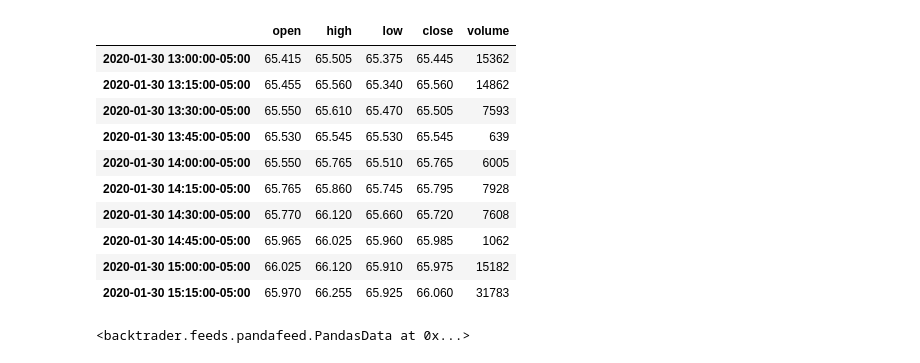
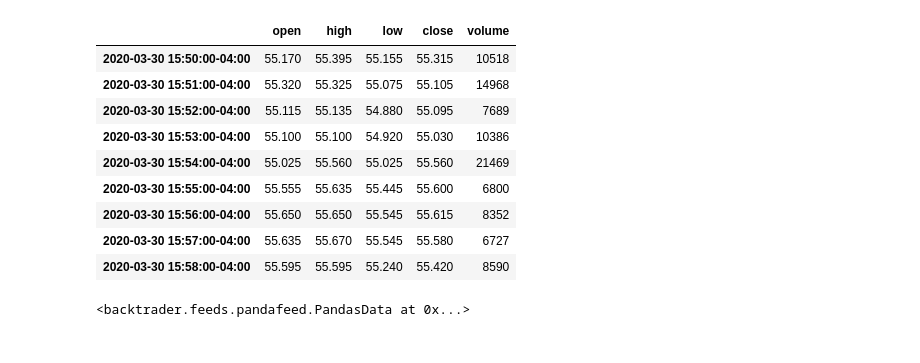
Before and after one commit to hjeffreywang/Alpaca-Algotrading--Legacy-, a Jupyter notebook: Integrated_backtester_historical.ipynb, the cells around one changed output. Saved outputs shown, nothing was run; the diff lists cells and outputs as text; code cells hidden in the pictures.

```diff
--- a/Integrated_backtester_historical.ipynb
+++ b/Integrated_backtester_historical.ipynb
@@ -9,26 +9,26 @@ from config import key_id, secret_key
 api = tradeapi.REST(key_id, secret_key)
 # %%
 #get data and turn to dataframe form
-data=api.get_barset(symbols = ("INTC"), start = "2019-04-21", end = "2020-01-01", timeframe = "15Min", limit=1000)
+#15Min, 5Min
+data=api.get_barset(symbols = ("INTC"), start = '2020-03-27T11:52:00-04:00', end = "2020-01-01", timeframe = "minute", limit=1000)
 df=data.df #converts to dataframe
 # %%
 #get rid of multiindex, otherwise backtrader will have problems
 df=df.INTC
 # %%
 #previewing
-df.iloc[0:10]
+df.iloc[-10:-1]
 # %% [output]
 |  | open | high | low | close | volume |
-| 2020-01-30 13:00:00-05:00 | 65.415 | 65.505 | 65.375 | 65.445 | 15362 |
-| 2020-01-30 13:15:00-05:00 | 65.455 | 65.560 | 65.340 | 65.560 | 14862 |
-| 2020-01-30 13:30:00-05:00 | 65.550 | 65.610 | 65.470 | 65.505 | 7593 |
-| 2020-01-30 13:45:00-05:00 | 65.530 | 65.545 | 65.530 | 65.545 | 639 |
-| 2020-01-30 14:00:00-05:00 | 65.550 | 65.765 | 65.510 | 65.765 | 6005 |
-| 2020-01-30 14:15:00-05:00 | 65.765 | 65.860 | 65.745 | 65.795 | 7928 |
-| 2020-01-30 14:30:00-05:00 | 65.770 | 66.120 | 65.660 | 65.720 | 7608 |
-| 2020-01-30 14:45:00-05:00 | 65.965 | 66.025 | 65.960 | 65.985 | 1062 |
-| 2020-01-30 15:00:00-05:00 | 66.025 | 66.120 | 65.910 | 65.975 | 15182 |
-| 2020-01-30 15:15:00-05:00 | 65.970 | 66.255 | 65.925 | 66.060 | 31783 |
+| 2020-03-30 15:50:00-04:00 | 55.170 | 55.395 | 55.155 | 55.315 | 10518 |
+| 2020-03-30 15:51:00-04:00 | 55.320 | 55.325 | 55.075 | 55.105 | 14968 |
+| 2020-03-30 15:52:00-04:00 | 55.115 | 55.135 | 54.880 | 55.095 | 7689 |
+| 2020-03-30 15:53:00-04:00 | 55.100 | 55.100 | 54.920 | 55.030 | 10386 |
+| 2020-03-30 15:54:00-04:00 | 55.025 | 55.560 | 55.025 | 55.560 | 21469 |
+| 2020-03-30 15:55:00-04:00 | 55.555 | 55.635 | 55.445 | 55.600 | 6800 |
+| 2020-03-30 15:56:00-04:00 | 55.650 | 55.650 | 55.545 | 55.615 | 8352 |
+| 2020-03-30 15:57:00-04:00 | 55.635 | 55.670 | 55.545 | 55.580 | 6727 |
+| 2020-03-30 15:58:00-04:00 | 55.595 | 55.595 | 55.240 | 55.420 | 8590 |
 # %%
 #feed dataframe to cerbro
 datacere = bt.feeds.PandasData(dataname=df)
```
Also changed, not shown: parts of 18 cells of this notebook, 5 other files.
